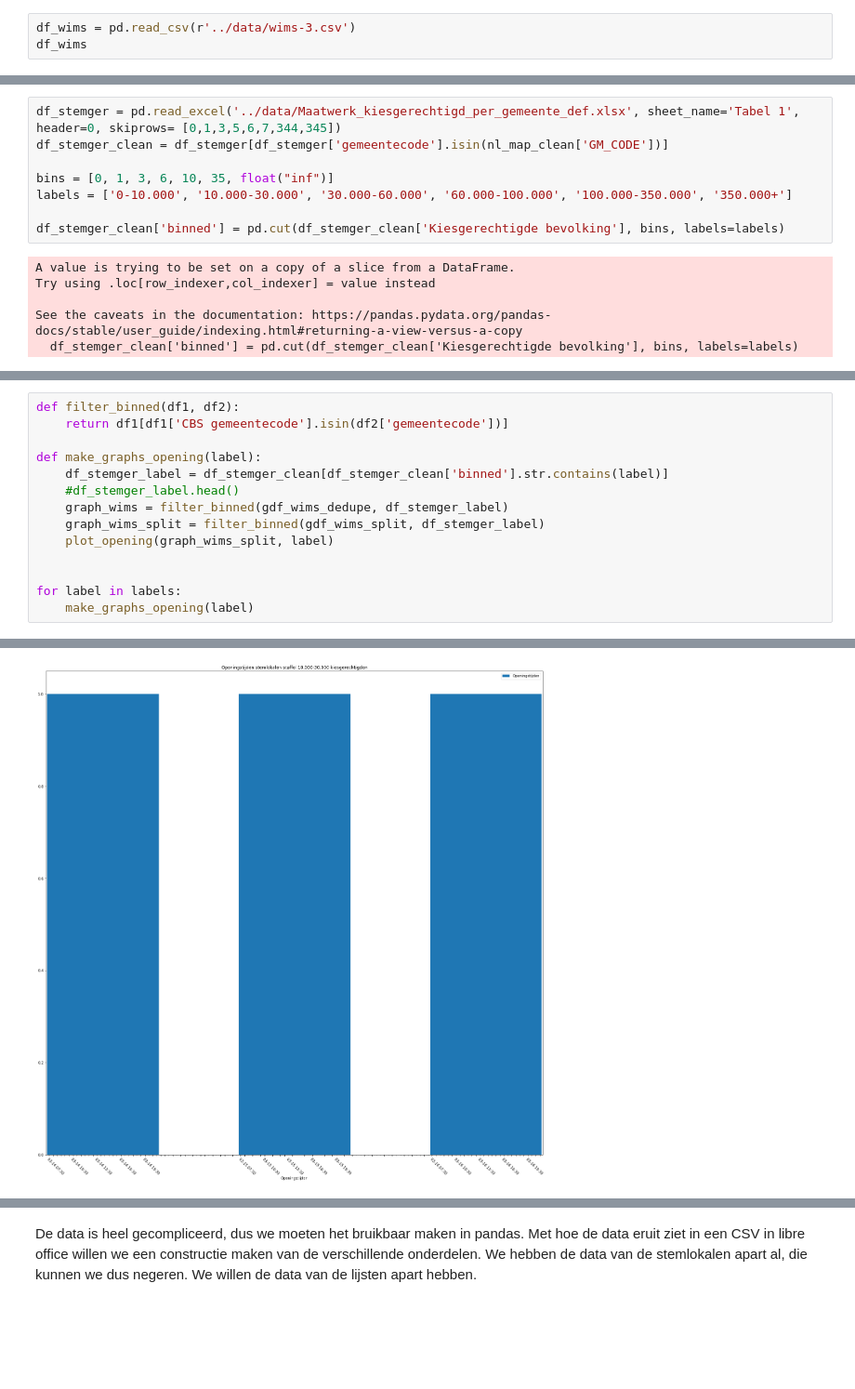
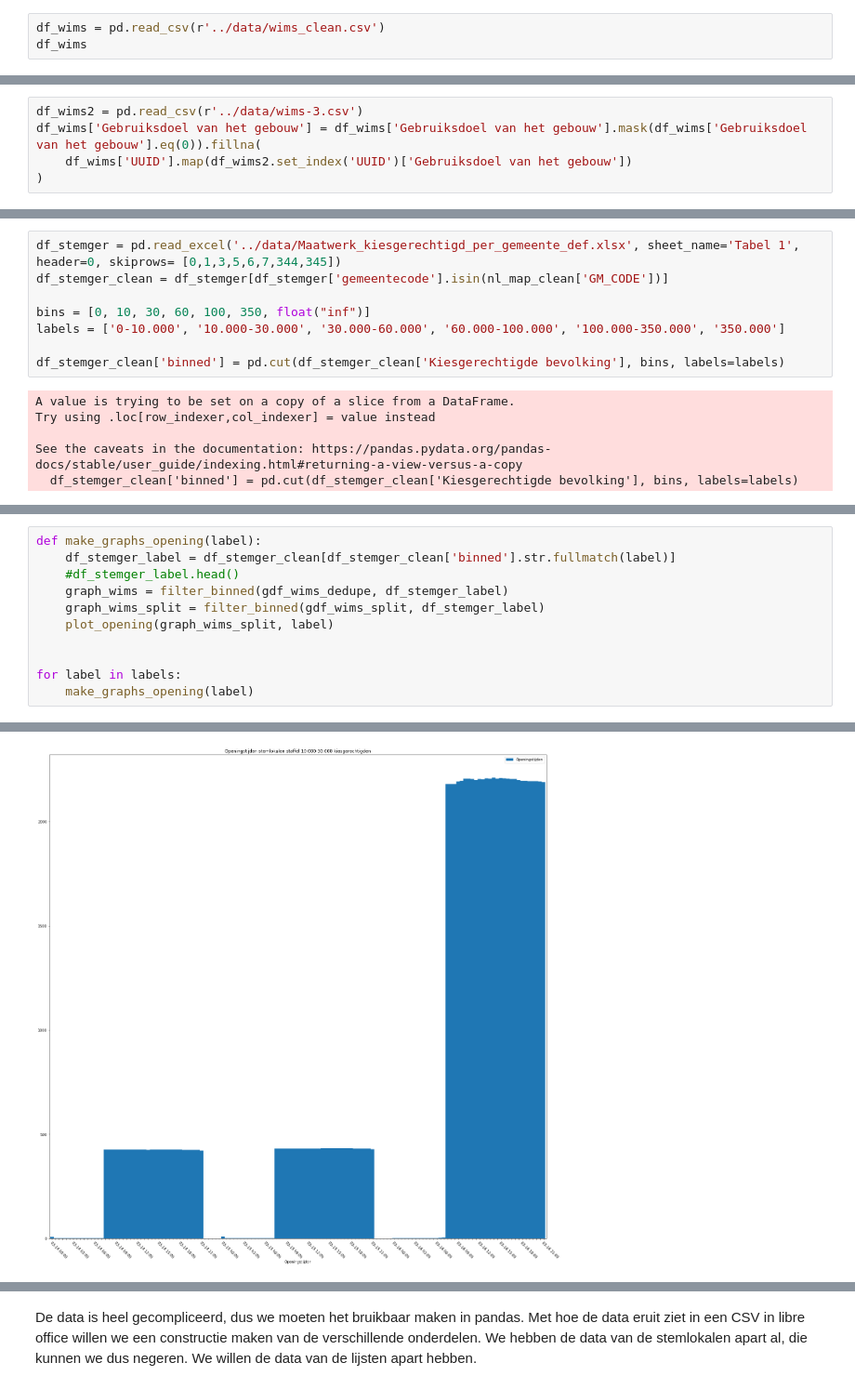
Before and after one commit to openstate/stembureau-meting, a Jupyter notebook: jupyter/stembureau_data.ipynb, the cells around one changed output, grey strips where cells are left out. Shown at 93% size. Cells and saved outputs as stored; diff of their text form; blank space fills up the shorter version.

```diff
--- a/jupyter/stembureau_data.ipynb
+++ b/jupyter/stembureau_data.ipynb
@@ -159,6 +157,6 @@ print(df_geojson_clean)
 # %% [markdown]
 ## 'Waar is mijn stemlokaal' dataset (wims)
 # %%
-df_wims = pd.read_csv(r'../data/wims-3.csv')
+df_wims = pd.read_csv(r'../data/wims_clean.csv')
 df_wims
 # %% [output]
@@ -177,0 +176,5 @@ df_wims
+# %%
+df_wims2 = pd.read_csv(r'../data/wims-3.csv')
+df_wims['Gebruiksdoel van het gebouw'] = df_wims['Gebruiksdoel van het gebouw'].mask(df_wims['Gebruiksdoel van het gebouw'].eq(0)).fillna(
+    df_wims['UUID'].map(df_wims2.set_index('UUID')['Gebruiksdoel van het gebouw'])
+)
@@ -702,8 +727,8 @@ def plot_opening(df, label):
 df_stemger = pd.read_excel('../data/Maatwerk_kiesgerechtigd_per_gemeente_def.xlsx', sheet_name='Tabel 1', header=0, skiprows= [0,1,3,5,6,7,344,345])
 df_stemger_clean = df_stemger[df_stemger['gemeentecode'].isin(nl_map_clean['GM_CODE'])]
 
-bins = [0, 1, 3, 6, 10, 35, float("inf")]
-labels = ['0-10.000', '10.000-30.000', '30.000-60.000', '60.000-100.000', '100.000-350.000', '350.000+']
+bins = [0, 10, 30, 60, 100, 350, float("inf")]
+labels = ['0-10.000', '10.000-30.000', '30.000-60.000', '60.000-100.000', '100.000-350.000', '350.000']
 
 df_stemger_clean['binned'] = pd.cut(df_stemger_clean['Kiesgerechtigde bevolking'], bins, labels=labels)
 # %% [output]
@@ -715,9 +743,6 @@ See the caveats in the documentation: https://pandas.pydata.org/pandas-docs/stab
 # %%
-def filter_binned(df1, df2):
-    return df1[df1['CBS gemeentecode'].isin(df2['gemeentecode'])]
-
 def make_graphs_opening(label):
-    df_stemger_label = df_stemger_clean[df_stemger_clean['binned'].str.contains(label)]
+    df_stemger_label = df_stemger_clean[df_stemger_clean['binned'].str.fullmatch(label)]
     #df_stemger_label.head()
     graph_wims = filter_binned(gdf_wims_dedupe, df_stemger_label)
     graph_wims_split = filter_binned(gdf_wims_split, df_stemger_label)
@@ -733 +806 @@ for label in labels:
-[figure, old version]
+[figure, new version]
```
Also changed, not shown: parts of 28 cells of this notebook, 14 other files.
